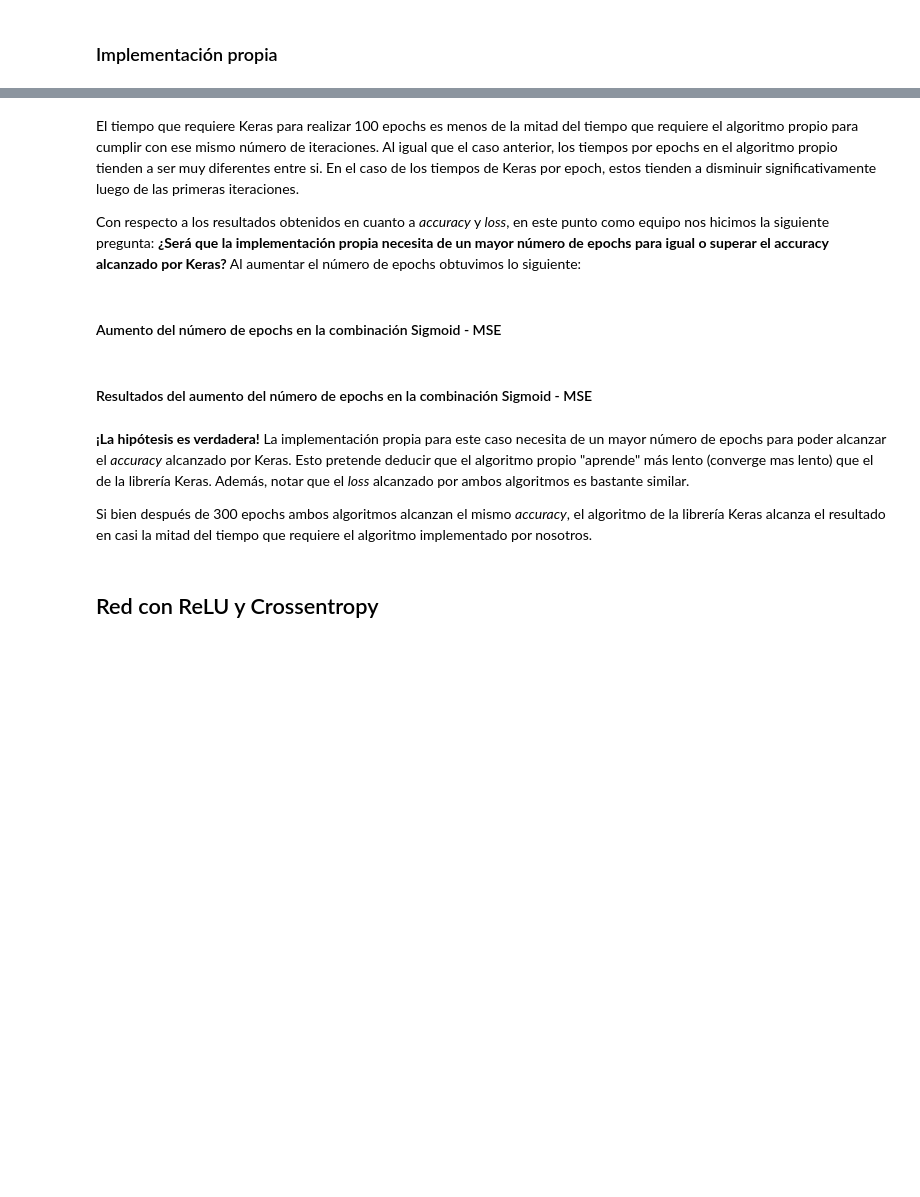
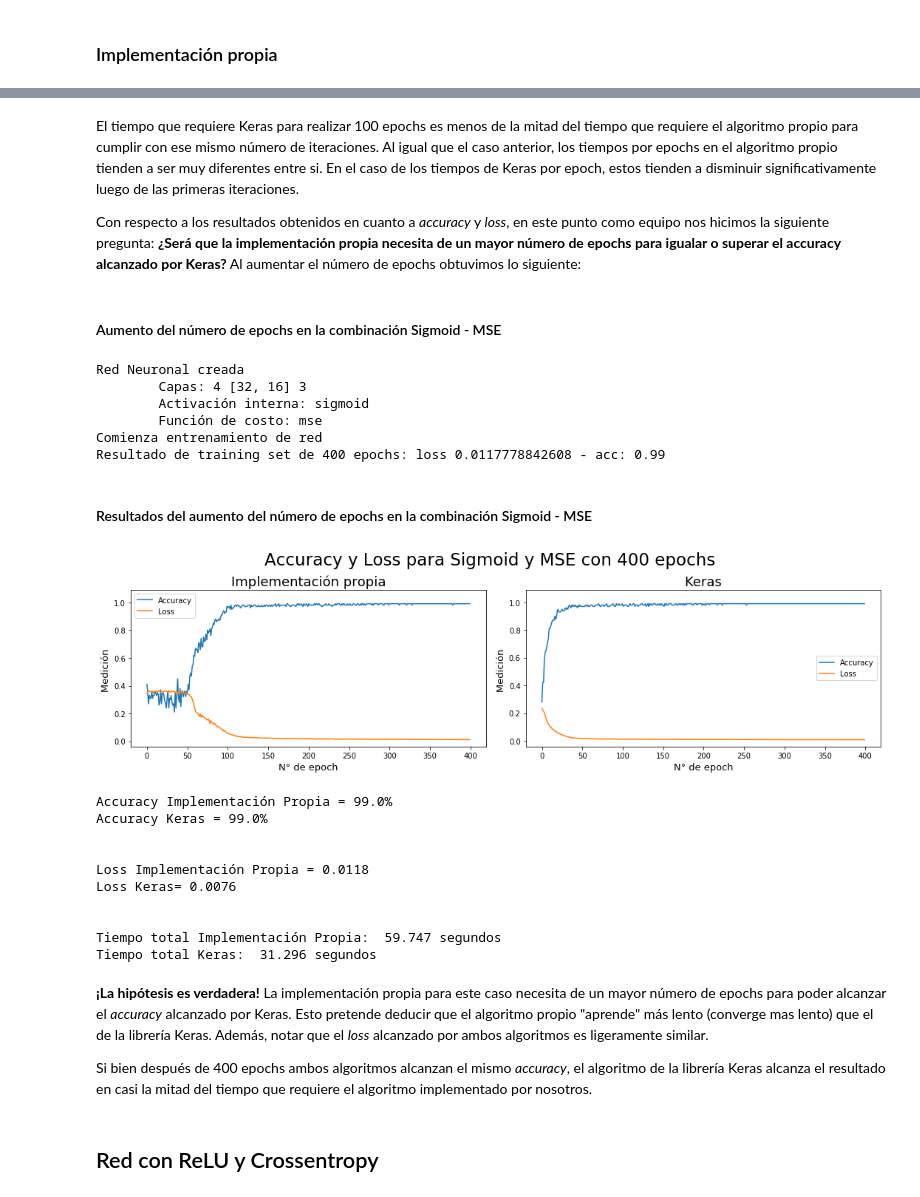
Before and after one commit to nachotp/Tarea0-INF395, a Jupyter notebook: Tarea-0-Felipe.ipynb, the cells around one changed output, grey strips where cells are left out. Saved outputs shown, nothing was run; the diff lists cells and outputs as text; code cells hidden in the pictures; blank space fills up the shorter version.

Commit message:
Revision de pregunta 1 , 2 y 4. Correción de errores

```diff
--- a/Tarea-0-Felipe.ipynb
+++ b/Tarea-0-Felipe.ipynb
@@ -1160,7 +1351,7 @@ El tiempo que requiere Keras para realizar 100 epochs es menos de la mitad del t
 
 
 
-Con respecto a los resultados obtenidos en cuanto a *accuracy* y *loss*, en este punto como equipo nos hicimos la siguiente pregunta: **¿Será que la implementación propia necesita de un mayor número de epochs para igual o superar el accuracy alcanzado por Keras?**  Al aumentar el número de epochs obtuvimos lo siguiente:
+Con respecto a los resultados obtenidos en cuanto a *accuracy* y *loss*, en este punto como equipo nos hicimos la siguiente pregunta: **¿Será que la implementación propia necesita de un mayor número de epochs para igualar o superar el accuracy alcanzado por Keras?**  Al aumentar el número de epochs obtuvimos lo siguiente:
 # %% [markdown]
 #### Aumento del número de epochs en la combinación Sigmoid - MSE
 # %%
@@ -1171,57 +1362,76 @@ model.add(Dense(16, activation="sigmoid"))
 model.add(Dense(3, activation="softmax"))
 model.compile(optimizer=SGD(lr=0.1),loss="mse", metrics=["accuracy"])
 tiempos_keras_sm = TimingCallback()
-keras_sm = model.fit(x_train, y_onehot_train, epochs=300, batch_size=1, verbose=0, callbacks=[tiempos_keras_sm])
+keras_sm = model.fit(x_train, y_onehot_train, epochs=400, batch_size=1, verbose=0, callbacks=[tiempos_keras_sm])
 accuracy_keras_sm = keras_sm.history['acc']
 loss_keras_sm = keras_sm.history['loss']
 
 #Aumento del numero de epochs del algoritmo propio (Se reinicia la red)
 nn_sm = RedNeuronal(4, [32, 16], 3, "sigmoid", "mse")
-nn_sm.train(x_train, y_onehot_train, 300, 0.1, verbose = False)
+nn_sm.train(x_train, y_onehot_train, 400, 0.1, verbose = False)
 loss_propia_sm = nn_sm.log['loss']
 accuracy_propia_sm = nn_sm.log['accuracy']
 tiempo_propia_sm = nn_sm.log['tiempo']
+# %% [output]
+Red Neuronal creada
+        Capas: 4 [32, 16] 3
+        Activación interna: sigmoid
+        Función de costo: mse
+Comienza entrenamiento de red
+Resultado de training set de 400 epochs: loss 0.0117778842608 - acc: 0.99
 # %% [markdown]
 #### Resultados del aumento del número de epochs en la combinación Sigmoid - MSE
 # %%
 x = [max(accuracy_propia_sm),max(loss_propia_sm), max(accuracy_keras_sm), max(loss_keras_sm)]
-valor_maximo = max(x)
-plt.figure(1, figsize=(14,8))
+valor_maximo = max(x)+0.1
+plt.figure(1, figsize=(15,4))
 plt.suptitle("Accuracy y Loss para Sigmoid y MSE con 400 epochs \n \n", fontsize=23, y=1.07)
 
 plt.subplot(121)
 plt.title("Implementación propia",fontsize=18)
 plt.plot(range(len(accuracy_propia_sm)), accuracy_propia_sm, label="Accuracy")
 plt.plot(range(len(loss_propia_sm)), loss_propia_sm, label="Loss")
 plt.ylabel('Medición ', fontsize=13)
 plt.xlabel('N° de epoch', fontsize=13)
 plt.ylim(ymax=valor_maximo)
 plt.legend()
 
 plt.subplot(122)
 plt.title("Keras",fontsize=18)
 plt.plot(range(len(accuracy_keras_sm)), accuracy_keras_sm, label="Accuracy")
 plt.plot(range(len(loss_keras_sm)), loss_keras_sm, label="Loss")
 plt.ylabel('Medición ', fontsize=13)
 plt.xlabel('N° de epoch', fontsize=13)
 plt.ylim(ymax=valor_maximo)
 plt.legend()
 
 plt.tight_layout()
 plt.show()
 print("\n")
 print("Accuracy Implementación Propia = "+str(round(accuracy_propia_sm[-1]*100,2))+"%")
 print("Accuracy Keras = "+str(round(accuracy_keras_sm[-1]*100,2))+"%")
 print("\n")
 print("Loss Implementación Propia = "+str(round(loss_propia_sm[-1],4)))
 print("Loss Keras= "+str(round(loss_keras_sm[-1],4)))
 print("\n")
 print("Tiempo total Implementación Propia: ", round(np.sum(tiempo_propia_sm),3),"segundos")
 print("Tiempo total Keras: ", round(np.sum(tiempos_keras_sm.logs),3),"segundos")
+# %% [output]
+[figure, added]
+Accuracy Implementación Propia = 99.0%
+Accuracy Keras = 99.0%
+
+
+Loss Implementación Propia = 0.0118
+Loss Keras= 0.0076
+
+
+Tiempo total Implementación Propia:  59.747 segundos
+Tiempo total Keras:  31.296 segundos
 # %% [markdown]
-**¡La hipótesis es verdadera!** La implementación propia para este caso necesita de un mayor número de epochs para poder alcanzar el *accuracy* alcanzado por Keras. Esto pretende deducir que el algoritmo propio "aprende" más lento (converge mas lento) que el de la librería Keras. Además, notar que el *loss* alcanzado por ambos algoritmos es bastante similar.
+**¡La hipótesis es verdadera!** La implementación propia para este caso necesita de un mayor número de epochs para poder alcanzar el *accuracy* alcanzado por Keras. Esto pretende deducir que el algoritmo propio "aprende" más lento (converge mas lento) que el de la librería Keras. Además, notar que el *loss* alcanzado por ambos algoritmos es ligeramente similar.
 
-Si bien después de 300 epochs ambos algoritmos alcanzan el mismo *accuracy*, el algoritmo de la librería Keras alcanza el resultado en casi la mitad del tiempo que requiere el algoritmo implementado por nosotros.
+Si bien después de 400 epochs ambos algoritmos alcanzan el mismo *accuracy*, el algoritmo de la librería Keras alcanza el resultado en casi la mitad del tiempo que requiere el algoritmo implementado por nosotros.
 # %% [markdown]
 ## Red con ReLU y Crossentropy
 # %% [markdown]
```
Also changed, not shown: parts of 64 cells of this notebook.
